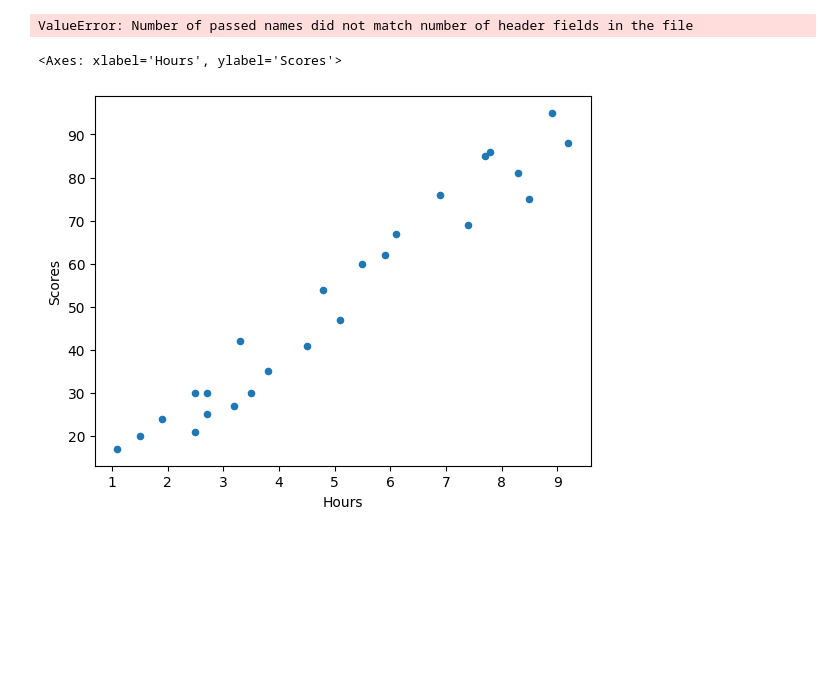
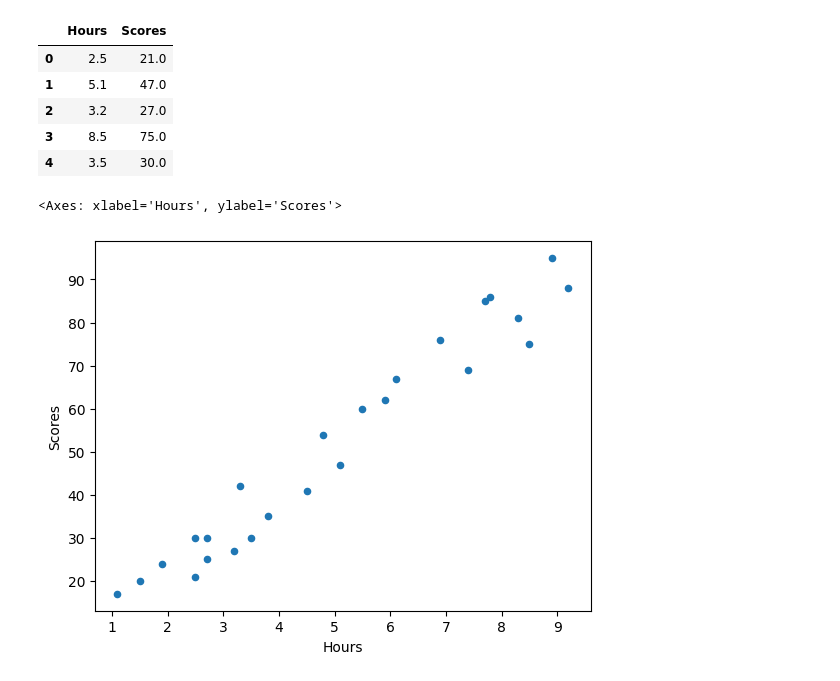
Before and after one commit to DoyleAaron/Data-Science-Year-4, a Jupyter notebook: Linear-Regression/First-example.ipynb, the cells around one changed output. Cells and saved outputs as stored; diff of their text form; code cells hidden in the pictures; blank space fills up the shorter version.

```diff
--- a/Linear-Regression/First-example.ipynb
+++ b/Linear-Regression/First-example.ipynb
@@ -8,12 +8,17 @@ import pandas as pd
 # I ran into a couple of issues here with importing due to pip versions and the original seaborn style being deprecated so I imported it normally instead
 # This file is just to import the necessary libraries for this example
 # %%
-df = pd.read_csv('student_scores.csv', usecols=[1,2], names=['Hours, Scores'])
+df = pd.read_csv('student_scores.csv')
 df.head()
 
 # The function of this is just to get pandas to read the csv correctly and print the first 5 results as a tester
 # %% [output]
-ValueError: Number of passed names did not match number of header fields in the file
+|  | Hours | Scores |
+| 0 | 2.5 | 21.0 |
+| 1 | 5.1 | 47.0 |
+| 2 | 3.2 | 27.0 |
+| 3 | 8.5 | 75.0 |
+| 4 | 3.5 | 30.0 |
 # %%
 df.plot.scatter(x = 'Hours', y = 'Scores')
 
```
Also changed, not shown: parts of 2 cells of this notebook.
